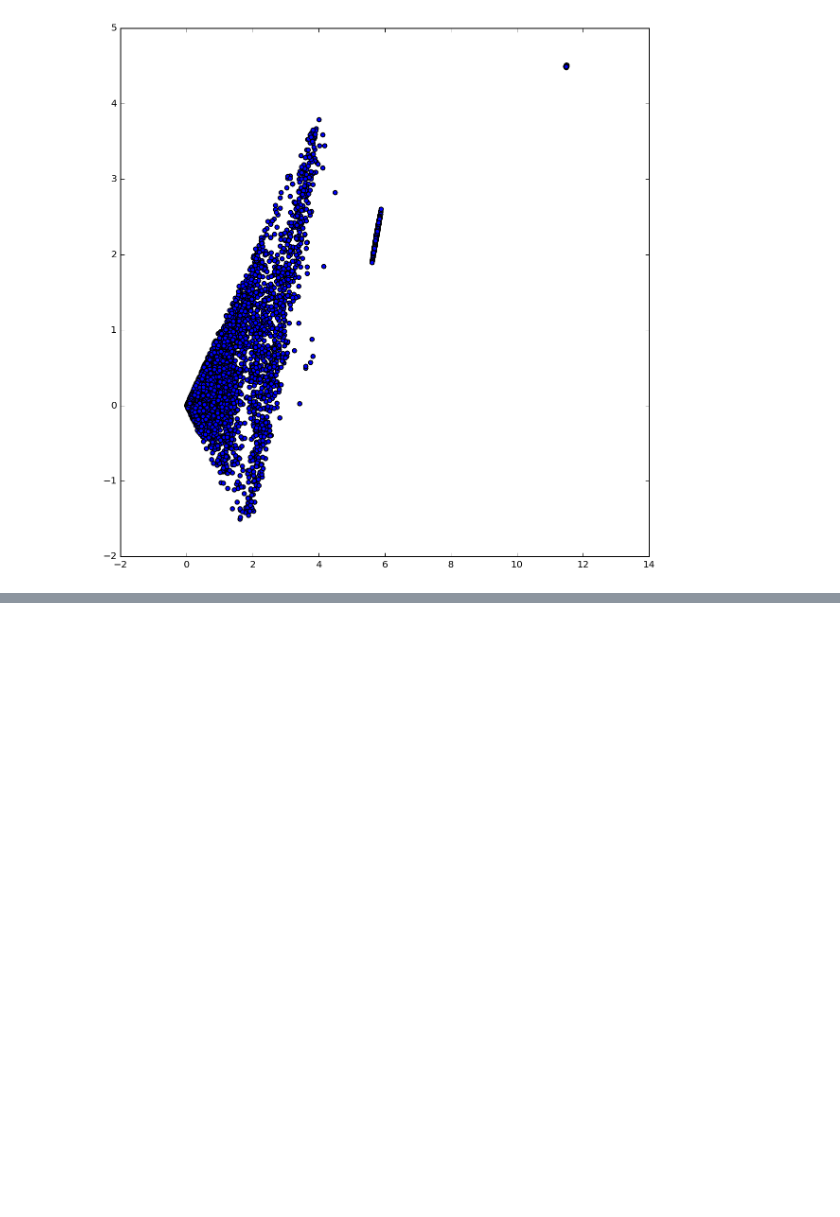
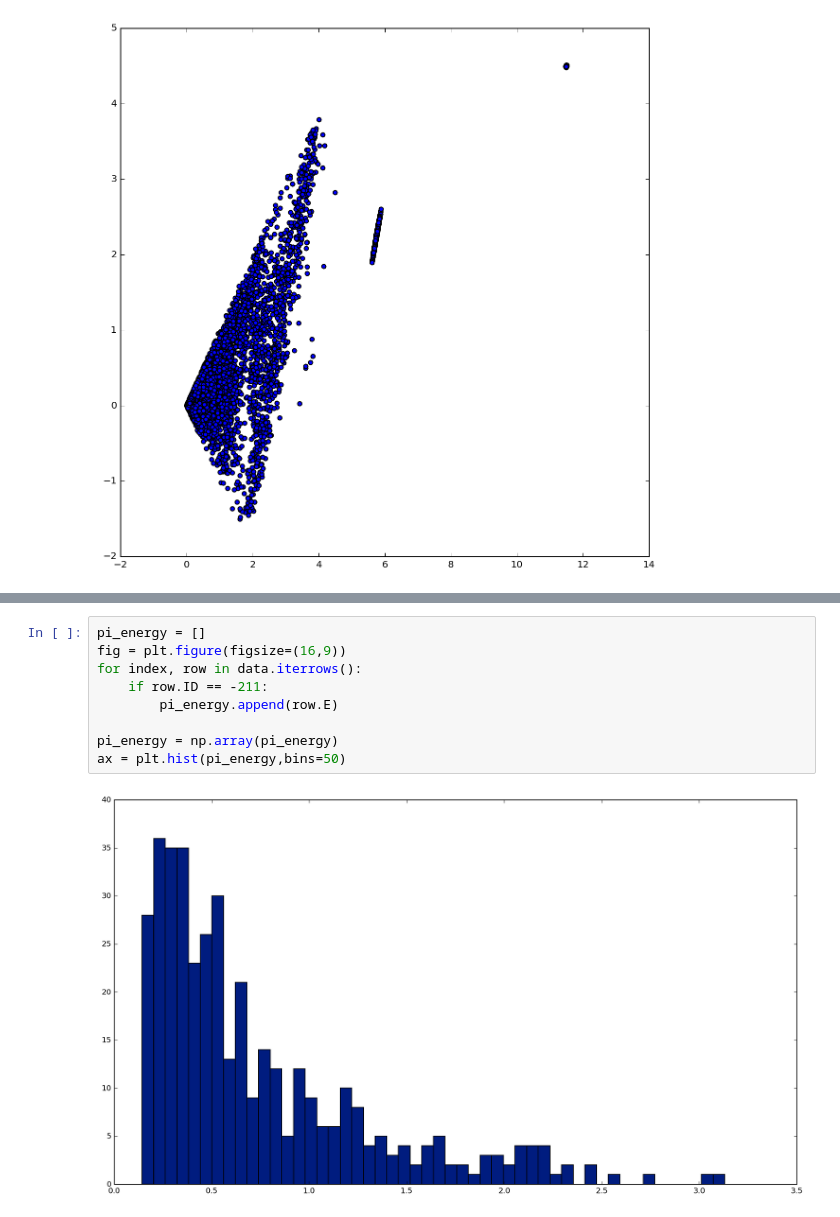
Before and after one commit to Biswa37/Homework, a Jupyter notebook: PHYS723/project/intro/Read Data.ipynb, the cells around one changed output, grey strips where cells are left out. Drawn from its saved outputs; the diff is of its cells as text; blank space fills up the shorter version.

```diff
--- a/PHYS723/project/intro/Read Data.ipynb
+++ b/PHYS723/project/intro/Read Data.ipynb
@@ -58,0 +84,11 @@ ax = plt.scatter(kinematics['E'],kinematics['Pz'])
+# %%
+pi_energy = []
+fig = plt.figure(figsize=(16,9))
+for index, row in data.iterrows():
+    if row.ID == -211:
+        pi_energy.append(row.E)
+
+pi_energy = np.array(pi_energy)
+ax = plt.hist(pi_energy,bins=50)
+# %% [output]
+[figure, added]
```
Also changed, not shown: parts of 11 cells of this notebook, 3 other files.
